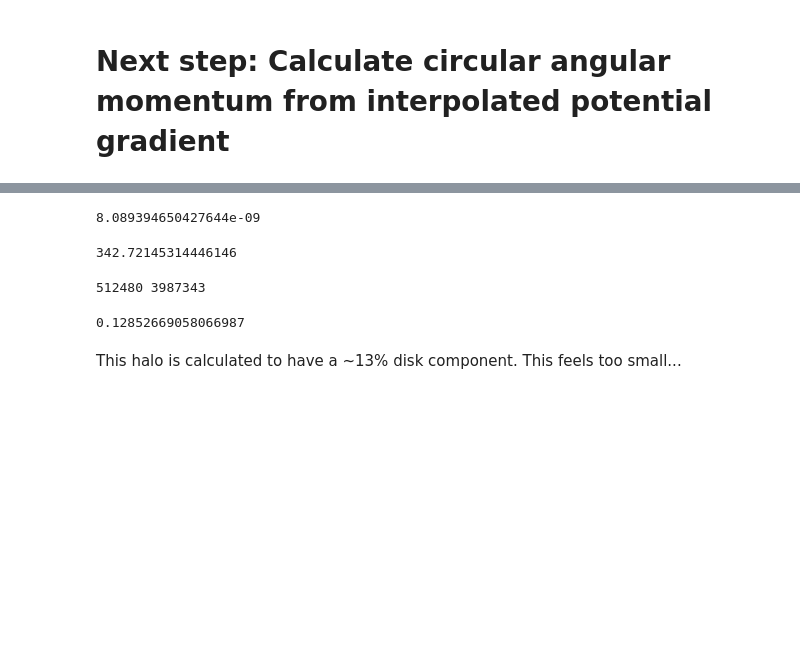
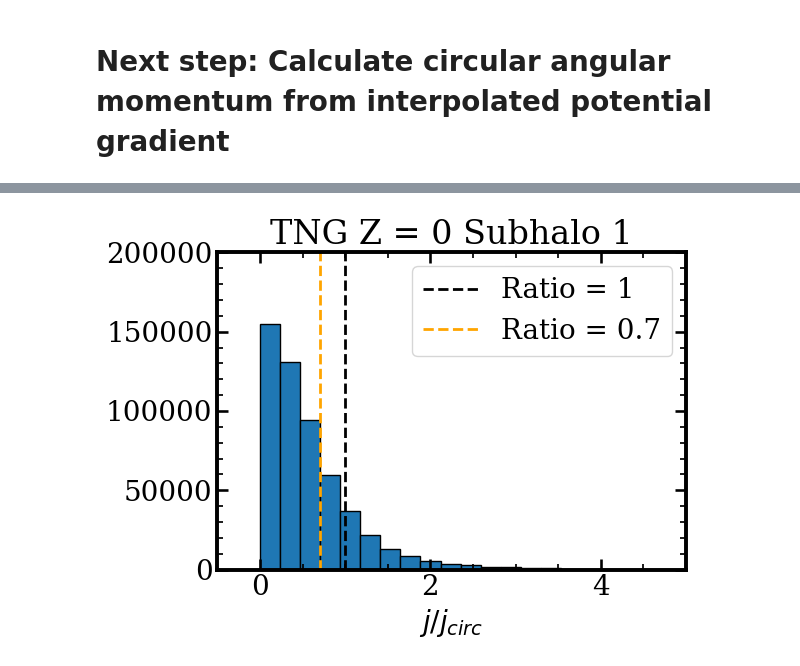
Before and after one commit to khojonat/Brahma_Analysis, a Jupyter notebook: Kinematic_Decomp.ipynb, the cells around one changed output, grey strips where cells are left out. Saved outputs shown, nothing was run; the diff lists cells and outputs as text; code cells hidden in the pictures; blank space fills up the shorter version.

```diff
--- a/Kinematic_Decomp.ipynb
+++ b/Kinematic_Decomp.ipynb
@@ -204,18 +146,13 @@ array([0.14451573, 0.29118248, 0.50613443, ..., 0.00136575, 0.00672513,
-# %%
-np.min(ratio[~np.isnan(ratio)])
-# %% [output]
-8.089394650427644e-09
-# %%
-np.max(ratio[~np.isnan(ratio)])
-# %% [output]
-342.72145314446146
-# %%
-print(len(ratio[ratio > 0.7]),len(ratio))
-# %% [output]
-512480 3987343
-# %%
-print(len(ratio[ratio > 0.7])/len(ratio))
-# %% [output]
-0.12852669058066987
-# %% [markdown]
-This halo is calculated to have a ~13% disk component. This feels too small...
+# %%
+plt.hist(ratio[~np.isnan(ratio)],bins=350,edgecolor='black')
+plt.vlines(1,0,200000,color = 'black',ls='--',lw=2,label = 'Ratio = 1')
+plt.vlines(0.7,0,200000,color = 'orange',ls='--',lw=2,label = 'Ratio = 0.7')
+plt.xlim(-0.5,5)
+plt.ylim(0,200000)
+plt.title('TNG Z = 0 Subhalo 1')
+plt.xlabel('$j/j_{circ}$')
+plt.legend()
+plt.tight_layout()
+plt.savefig('Plots/TNGz0_J_Jcirc_1.pdf')
+# %% [output]
+[figure, added]
```
Also changed, not shown: parts of 54 cells of this notebook, 2 other files.
